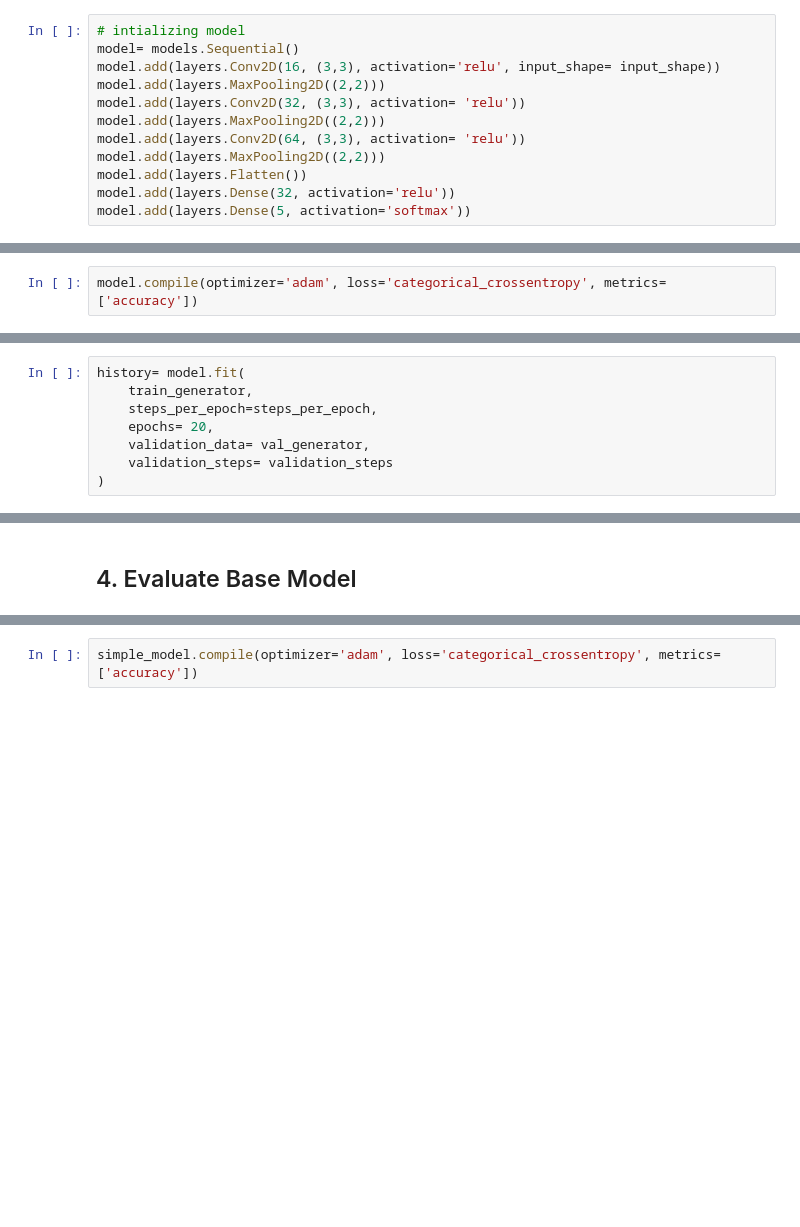
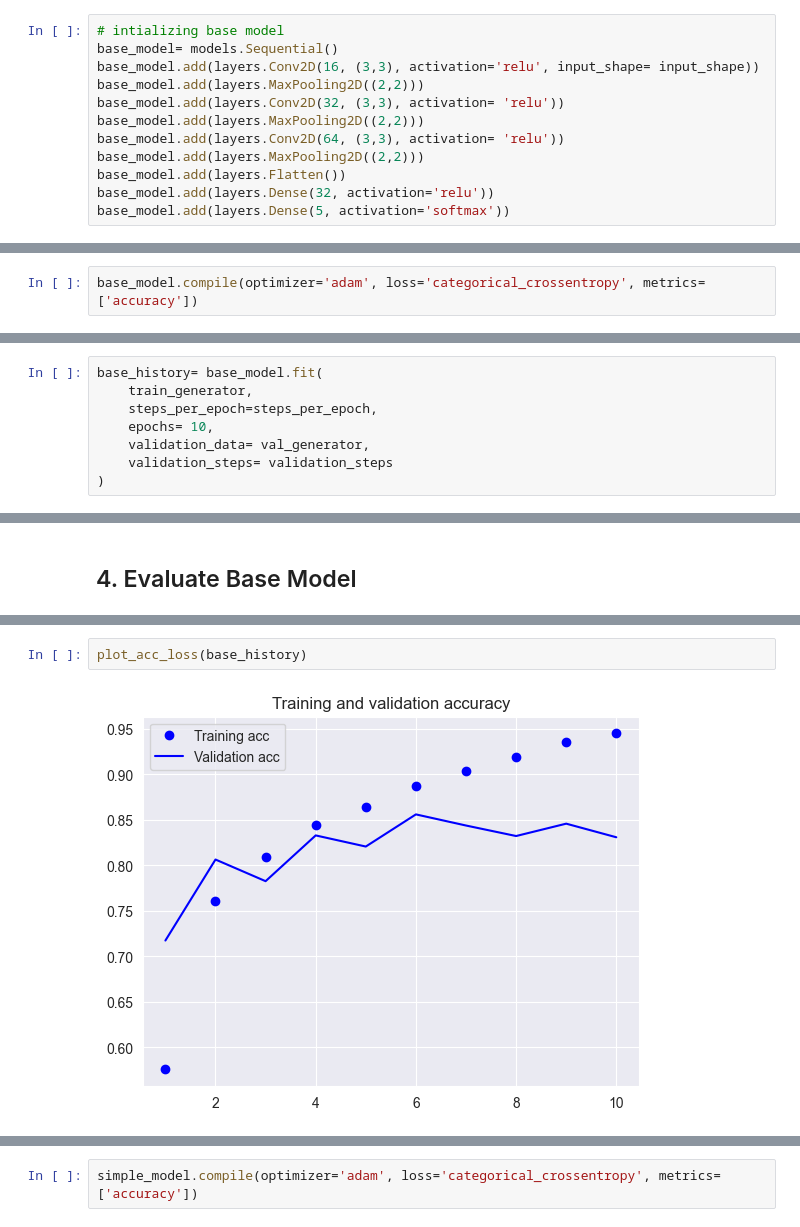
Before and after one commit to quantum-insights/DSM150_CNN, a Jupyter notebook: cnn.ipynb, the cells around one changed output, grey strips where cells are left out. Saved outputs shown, nothing was run; the diff lists cells and outputs as text; blank space fills up the shorter version.

Commit message:
- Improved models and evaluation - Documentation helper classes

```diff
--- a/cnn.ipynb
+++ b/cnn.ipynb
@@ -226,15 +385,15 @@ input_shape= (150, 150, 3)
 
 In the following section a base model is defined. The base model should serve as a reference point building a more precise model. The aim is to keep the base model as simple as possible and achieving a statistical signiificanc
 # %%
-# intializing model
-model= models.Sequential()
-model.add(layers.Conv2D(16, (3,3), activation='relu', input_shape= input_shape))
-model.add(layers.MaxPooling2D((2,2)))
-model.add(layers.Conv2D(32, (3,3), activation= 'relu'))
-model.add(layers.MaxPooling2D((2,2)))
-model.add(layers.Conv2D(64, (3,3), activation= 'relu'))
-model.add(layers.MaxPooling2D((2,2)))
-model.add(layers.Flatten())
-model.add(layers.Dense(32, activation='relu'))
-model.add(layers.Dense(5, activation='softmax'))
+# intializing base model
+base_model= models.Sequential()
+base_model.add(layers.Conv2D(16, (3,3), activation='relu', input_shape= input_shape))
+base_model.add(layers.MaxPooling2D((2,2)))
+base_model.add(layers.Conv2D(32, (3,3), activation= 'relu'))
+base_model.add(layers.MaxPooling2D((2,2)))
+base_model.add(layers.Conv2D(64, (3,3), activation= 'relu'))
+base_model.add(layers.MaxPooling2D((2,2)))
+base_model.add(layers.Flatten())
+base_model.add(layers.Dense(32, activation='relu'))
+base_model.add(layers.Dense(5, activation='softmax'))
 # %%
@@ -258,7 +417,7 @@ Trainable params: 615653 (2.35 MB)
 Non-trainable params: 0 (0.00 Byte)
 _________________________________________________________________
 # %%
-model.compile(optimizer='adam', loss='categorical_crossentropy', metrics=['accuracy'])
+base_model.compile(optimizer='adam', loss='categorical_crossentropy', metrics=['accuracy'])
 # %%
 steps_per_epoch= train_generator.samples // train_generator.batch_size
 validation_steps= val_generator.samples // val_generator.batch_size
@@ -267,10 +426,10 @@ train_generator.samples // train_generator.batch_size
 # %% [output]
 189
 # %%
-history= model.fit(
+base_history= base_model.fit(
     train_generator,
     steps_per_epoch=steps_per_epoch,
-    epochs= 20,
+    epochs= 10,
     validation_data= val_generator,
     validation_steps= validation_steps
 )
@@ -322,0 +459,4 @@ plt.show()
+# %%
+plot_acc_loss(base_history)
+# %% [output]
+[figure, added]
```
Also changed, not shown: parts of 69 cells of this notebook.
